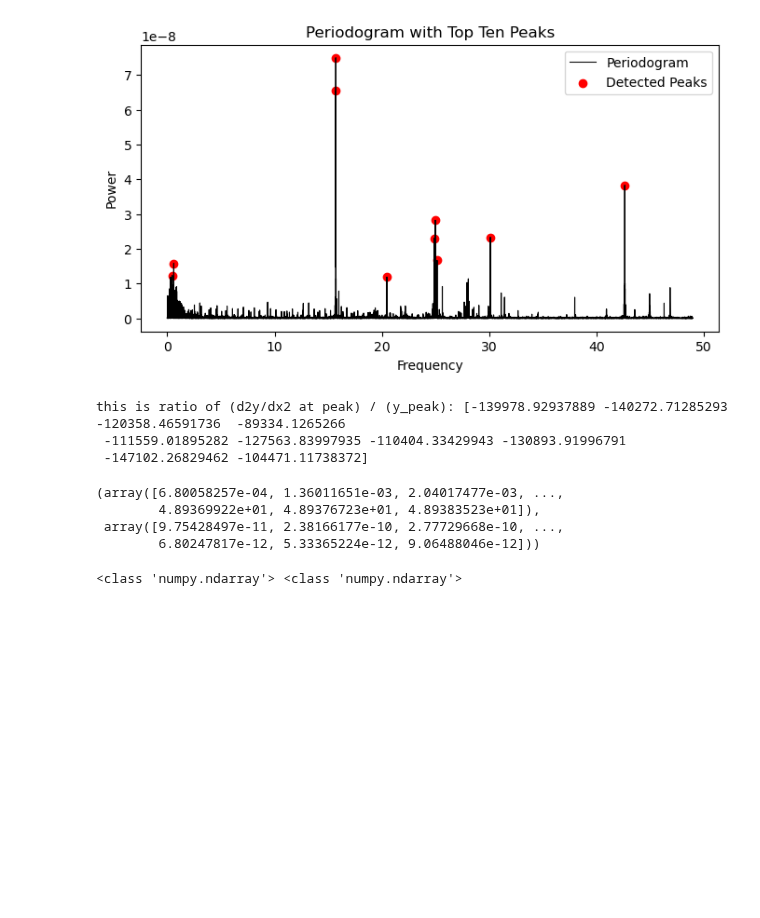
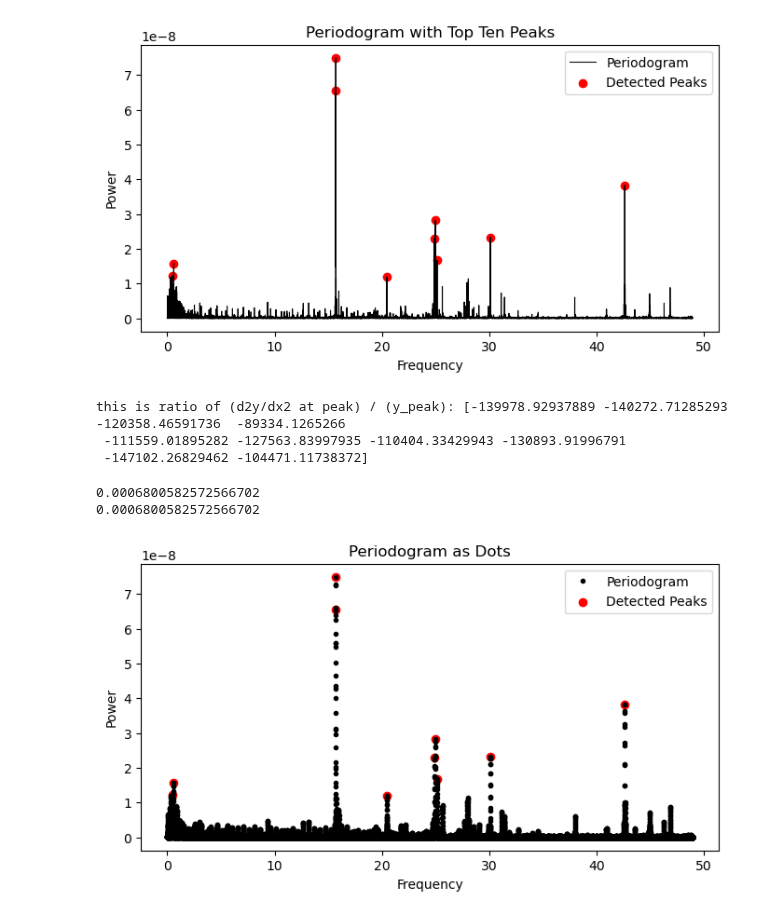
Before and after one commit to Hoggnation/cataloging_coherent_oscillators, a Jupyter notebook: threshold_function.ipynb, the cells around one changed output. Cells and saved outputs as stored; diff of their text form; code cells hidden in the pictures; blank space fills up the shorter version.

Commit message:
working on theshold function deltaf stuff

```diff
--- a/threshold_function.ipynb
+++ b/threshold_function.ipynb
@@ -321,11 +277,22 @@ def get_vals_kep(starID):
-# %%
-get_vals_kep("KIC 5202905")
-# %% [output]
-(array([6.80058257e-04, 1.36011651e-03, 2.04017477e-03, ...,
-        4.89369922e+01, 4.89376723e+01, 4.89383523e+01]),
- array([9.75428497e-11, 2.38166177e-10, 2.77729668e-10, ...,
-        6.80247817e-12, 5.33365224e-12, 9.06488046e-12]))
-# %%
-print(type(freq_values), type(power_values))
-# %% [output]
-<class 'numpy.ndarray'> <class 'numpy.ndarray'>
+# %%
+print(freq_values[1]-freq_values[0])
+print(delta_f)
+# %% [output]
+0.0006800582572566702
+0.0006800582572566702
+# %%
+#plt.plot(x, y, "k.")
+plt.figure(figsize=(8, 4))
+
+plt.plot(freq_values, power_values, 'k.',label="Periodogram")
+
+plt.scatter(freq_values[topten], power_values[topten], color='red', marker='o', label="Detected Peaks")
+
+plt.xlabel("Frequency")
+plt.ylabel("Power")
+plt.title("Periodogram as Dots")
+plt.legend()
+
+plt.show()
+# %% [output]
+[figure, added]
```
Also changed, not shown: parts of 25 cells of this notebook.
